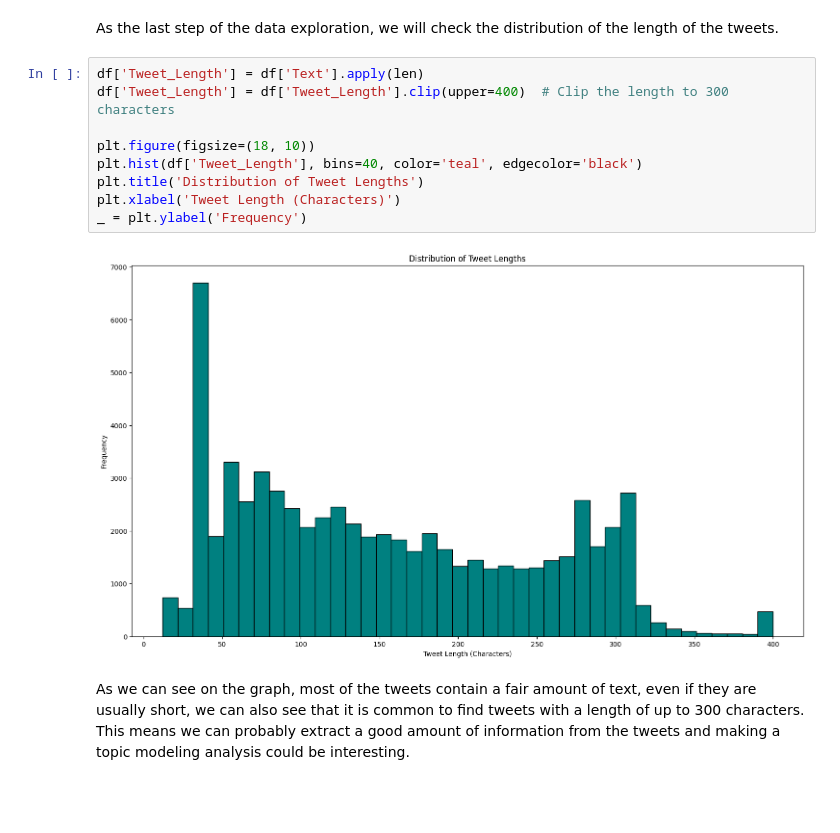
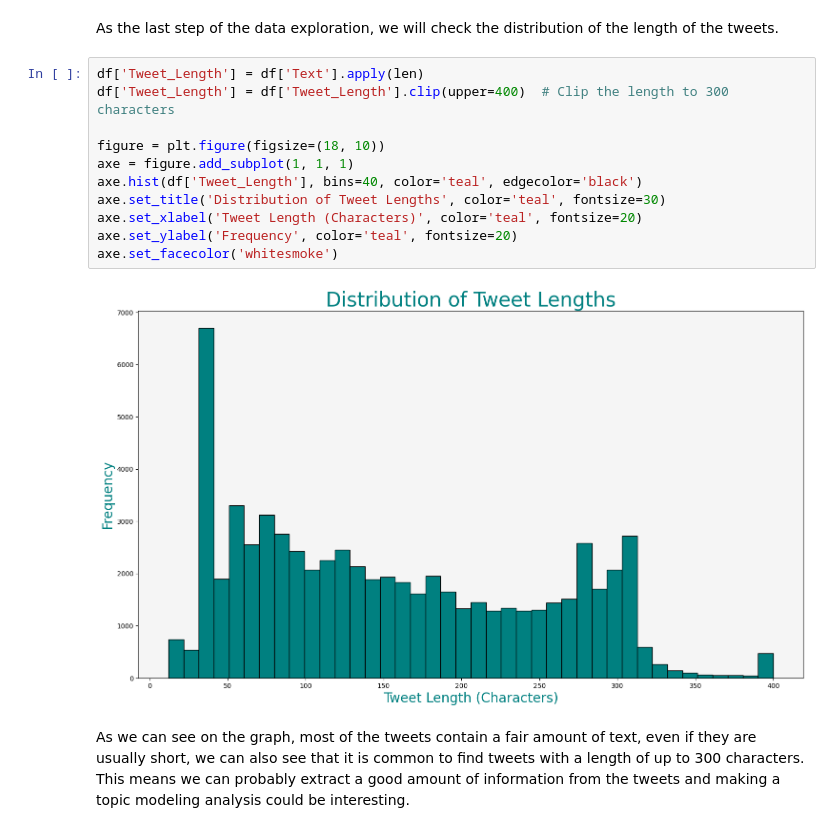
Before and after one commit to TehWeifu/IABD, a Jupyter notebook: ModelosInteligenciaArtificial/Unit03-NLP/Challenge04/Challenge04-JBSL.ipynb, the cells around one changed output. Drawn from its saved outputs; the diff is of its cells as text; blank space fills up the shorter version.

```diff
--- a/ModelosInteligenciaArtificial/Unit03-NLP/Challenge04/Challenge04-JBSL.ipynb
+++ b/ModelosInteligenciaArtificial/Unit03-NLP/Challenge04/Challenge04-JBSL.ipynb
@@ -113,14 +113,16 @@ As the last step of the data exploration, we will check the distribution of the
 # %%
 df['Tweet_Length'] = df['Text'].apply(len)
 df['Tweet_Length'] = df['Tweet_Length'].clip(upper=400)  # Clip the length to 300 characters
 
-plt.figure(figsize=(18, 10))
-plt.hist(df['Tweet_Length'], bins=40, color='teal', edgecolor='black')
-plt.title('Distribution of Tweet Lengths')
-plt.xlabel('Tweet Length (Characters)')
-_ = plt.ylabel('Frequency')
+figure = plt.figure(figsize=(18, 10))
+axe = figure.add_subplot(1, 1, 1)
+axe.hist(df['Tweet_Length'], bins=40, color='teal', edgecolor='black')
+axe.set_title('Distribution of Tweet Lengths', color='teal', fontsize=30)
+axe.set_xlabel('Tweet Length (Characters)', color='teal', fontsize=20)
+axe.set_ylabel('Frequency', color='teal', fontsize=20)
+axe.set_facecolor('whitesmoke')
 # %% [output]
-[figure, old version]
+[figure, new version]
 # %% [markdown]
 As we can see on the graph, most of the tweets contain a fair amount of text, even if they are usually short, we can also see that it is common to find tweets with a length of up to 300 characters. This means we can probably extract a good amount of information from the tweets and making a topic modeling analysis could be interesting.
 # %% [markdown]
```
Also changed, not shown: parts of 14 cells of this notebook.
